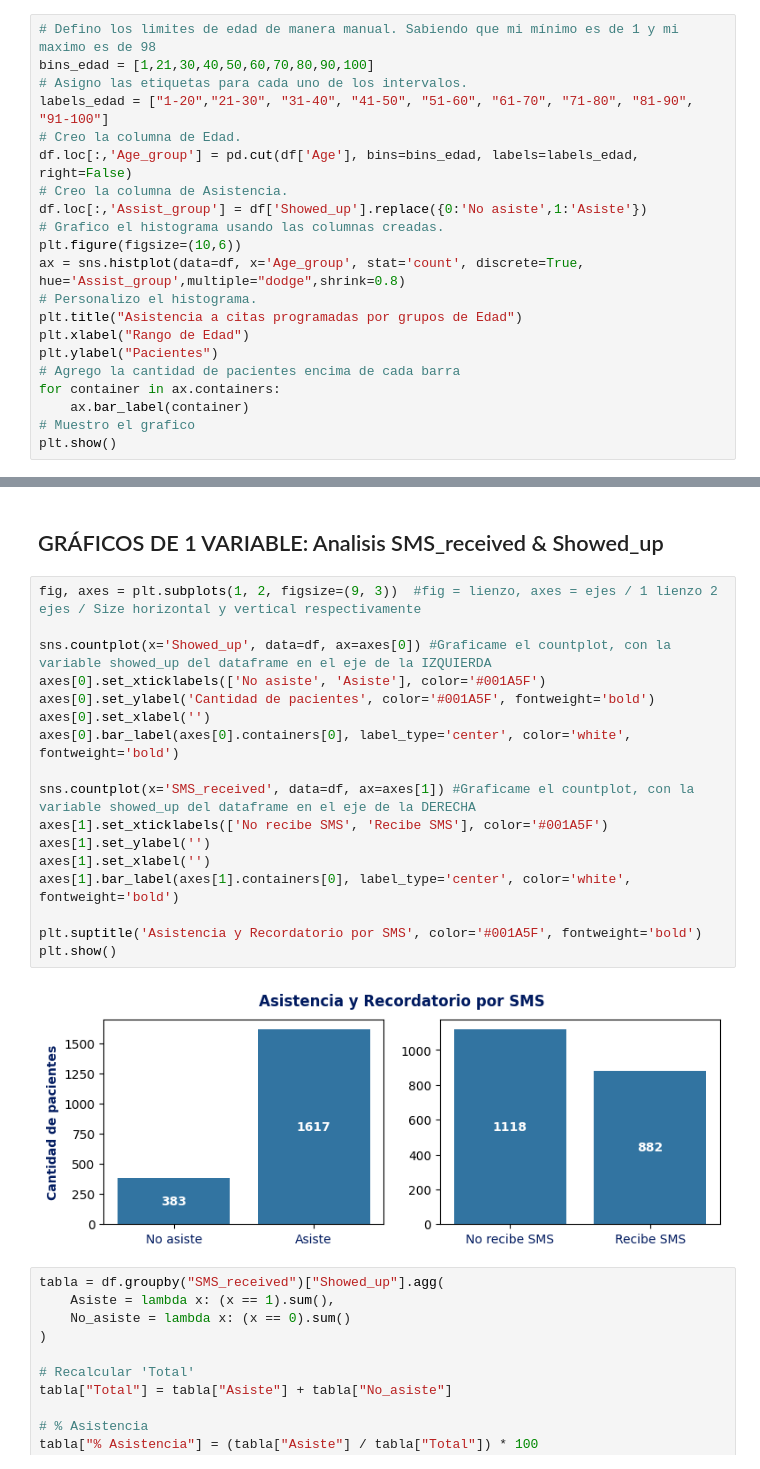
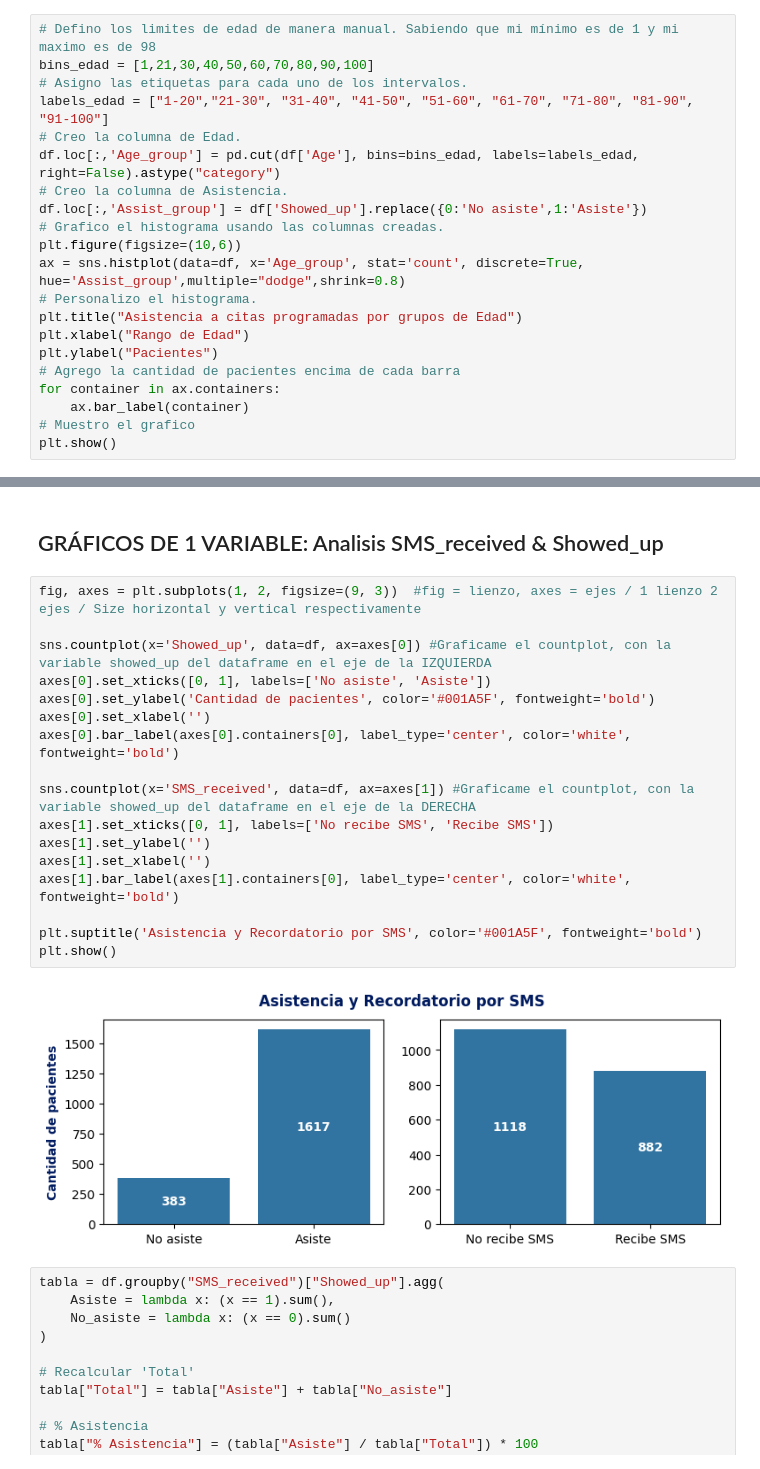
Before and after one commit to boulchouk1/Proyecto-DS-1-CoderHouse, a Jupyter notebook: ProyectoDSParte_I_Boulchouk_Alexis_Comisión_84650_.ipynb, the cells around one changed output, grey strips where cells are left out. Saved outputs shown, nothing was run; the diff lists cells and outputs as text.

```diff
--- a/ProyectoDSParte_I_Boulchouk_Alexis_Comisión_84650_.ipynb
+++ b/ProyectoDSParte_I_Boulchouk_Alexis_Comisión_84650_.ipynb
@@ -270,7 +270,7 @@ bins_edad = [1,21,30,40,50,60,70,80,90,100]
 # Asigno las etiquetas para cada uno de los intervalos.
 labels_edad = ["1-20","21-30", "31-40", "41-50", "51-60", "61-70", "71-80", "81-90", "91-100"]
 # Creo la columna de Edad.
-df.loc[:,'Age_group'] = pd.cut(df['Age'], bins=bins_edad, labels=labels_edad, right=False)
+df.loc[:,'Age_group'] = pd.cut(df['Age'], bins=bins_edad, labels=labels_edad, right=False).astype("category")
 # Creo la columna de Asistencia.
 df.loc[:,'Assist_group'] = df['Showed_up'].replace({0:'No asiste',1:'Asiste'})
 # Grafico el histograma usando las columnas creadas.
@@ -443,22 +440,22 @@ Confirmamos la conclusión mediante la tabla verificando lo siguiente:
 # %%
 fig, axes = plt.subplots(1, 2, figsize=(9, 3))  #fig = lienzo, axes = ejes / 1 lienzo 2 ejes / Size horizontal y vertical respectivamente
 
 sns.countplot(x='Showed_up', data=df, ax=axes[0]) #Graficame el countplot, con la variable showed_up del dataframe en el eje de la IZQUIERDA
-axes[0].set_xticklabels(['No asiste', 'Asiste'], color='#001A5F')
+axes[0].set_xticks([0, 1], labels=['No asiste', 'Asiste'])
 axes[0].set_ylabel('Cantidad de pacientes', color='#001A5F', fontweight='bold')
 axes[0].set_xlabel('')
 axes[0].bar_label(axes[0].containers[0], label_type='center', color='white', fontweight='bold')
 
 sns.countplot(x='SMS_received', data=df, ax=axes[1]) #Graficame el countplot, con la variable showed_up del dataframe en el eje de la DERECHA
-axes[1].set_xticklabels(['No recibe SMS', 'Recibe SMS'], color='#001A5F')
+axes[1].set_xticks([0, 1], labels=['No recibe SMS', 'Recibe SMS'])
 axes[1].set_ylabel('')
 axes[1].set_xlabel('')
 axes[1].bar_label(axes[1].containers[0], label_type='center', color='white', fontweight='bold')
 
 plt.suptitle('Asistencia y Recordatorio por SMS', color='#001A5F', fontweight='bold')
 plt.show()
 # %% [output]
-[figure, old version]
+[figure, new version]
 # %%
 tabla = df.groupby("SMS_received")["Showed_up"].agg(
     Asiste = lambda x: (x == 1).sum(),
```
Also changed, not shown: parts of 1 cell of this notebook.
